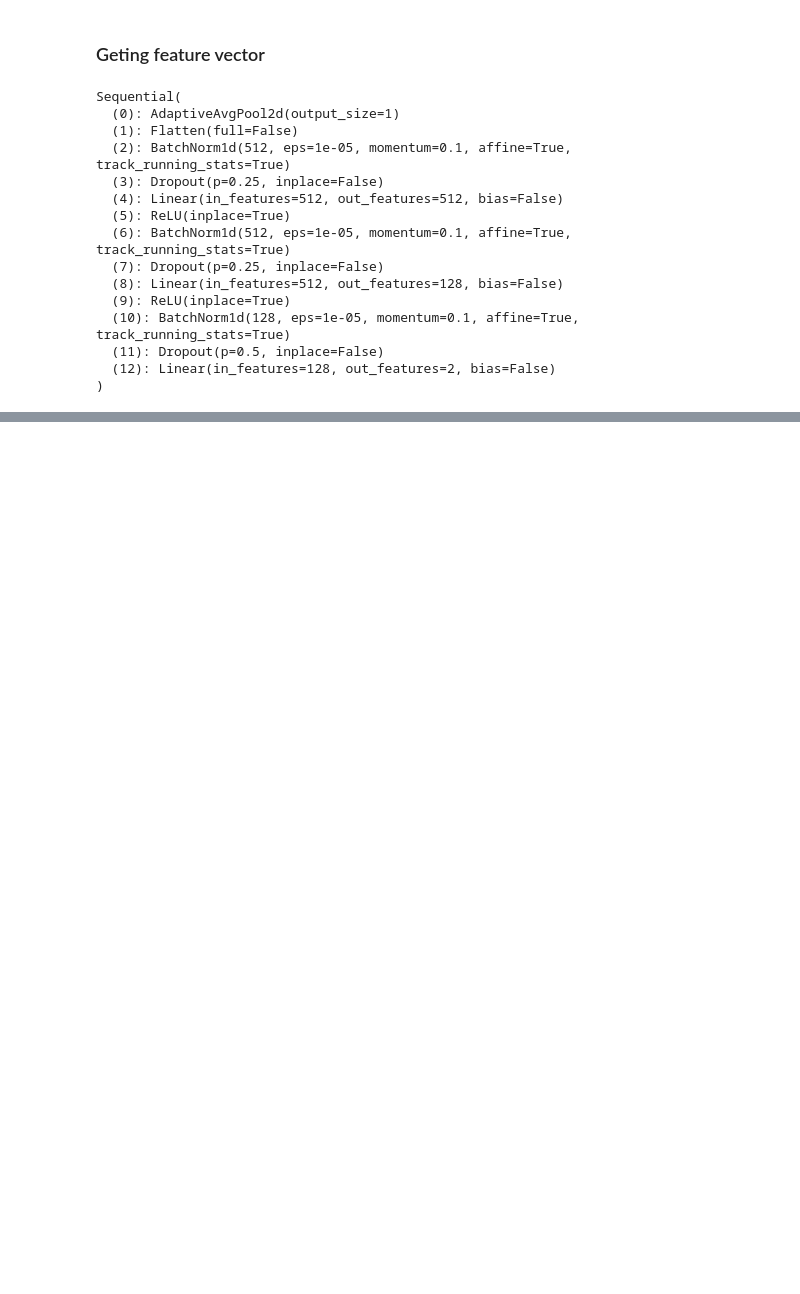
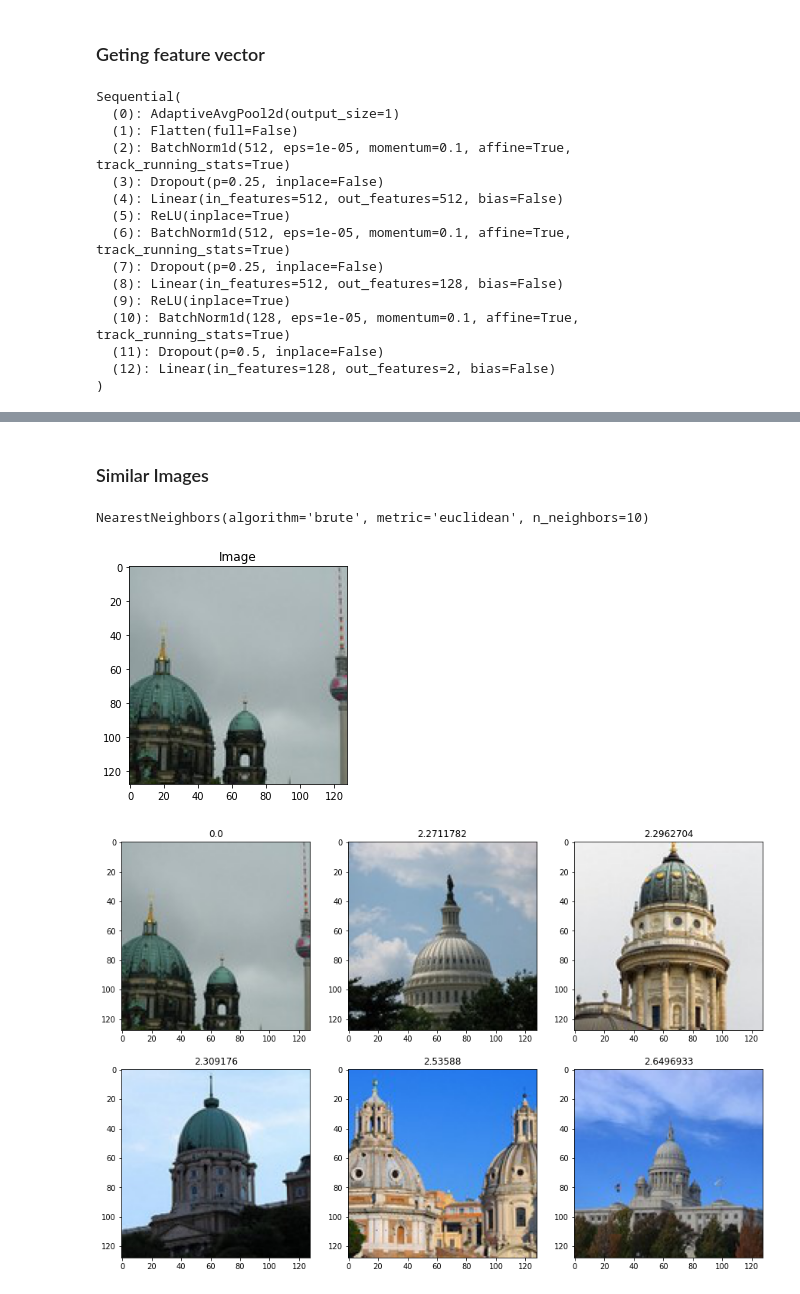
Before and after one commit to lkarjun/outfits-search, a Jupyter notebook: rimg_search.ipynb, the cells around one changed output, grey strips where cells are left out. Saved outputs shown, nothing was run; the diff lists cells and outputs as text; code cells hidden in the pictures; blank space fills up the shorter version.

```diff
--- a/rimg_search.ipynb
+++ b/rimg_search.ipynb
@@ -189,0 +193,28 @@ torch.Size([64, 128])
+# %% [markdown]
+### Similar Images
+# %%
+from sklearn.neighbors import NearestNeighbors
+
+
+neighbors = NearestNeighbors(n_neighbors=10, algorithm='brute',metric='euclidean')
+# %%
+neighbors.fit(features)
+# %% [output]
+NearestNeighbors(algorithm='brute', metric='euclidean', n_neighbors=10)
+# %%
+test_idx = 100
+# %%
+distances, indices = neighbors.kneighbors([features[test_idx]], 6)
+# %%
+plt.imshow(Image.open(fnames[test_idx]))
+plt.title("Image")
+
+fig, axs = plt.subplots(2,3, figsize=(15, 10))
+
+for ax, idx, dis in zip(axs.flatten(), indices.flatten(), distances.flatten()):
+  img = Image.open(fnames[idx])
+  ax.imshow(img)
+  ax.set_title(dis)
+# %% [output]
+[figure, added]
+[figure, added]
```
Also changed, not shown: parts of 21 cells of this notebook.
